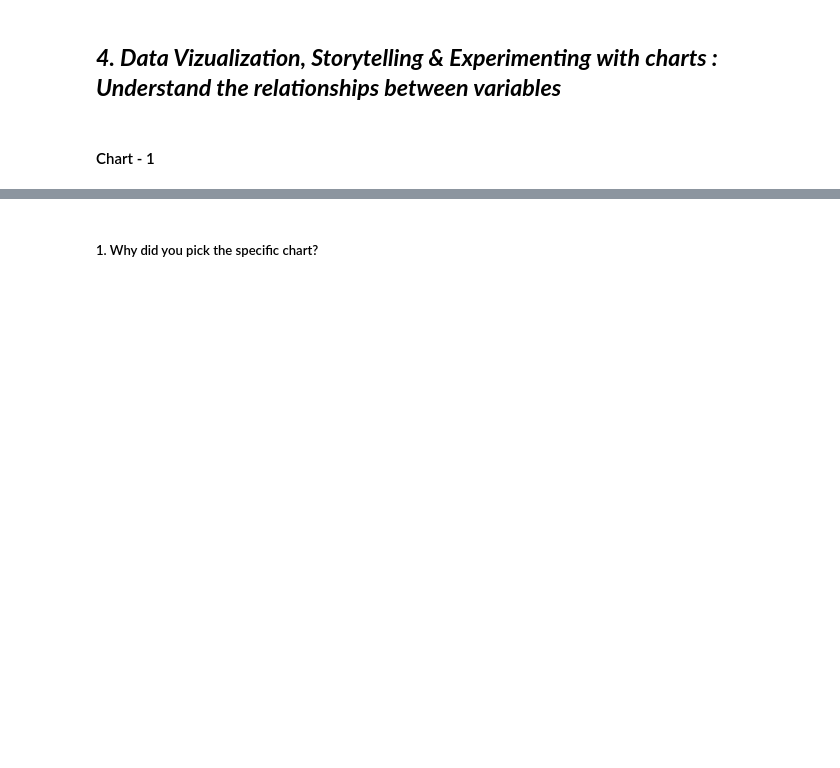
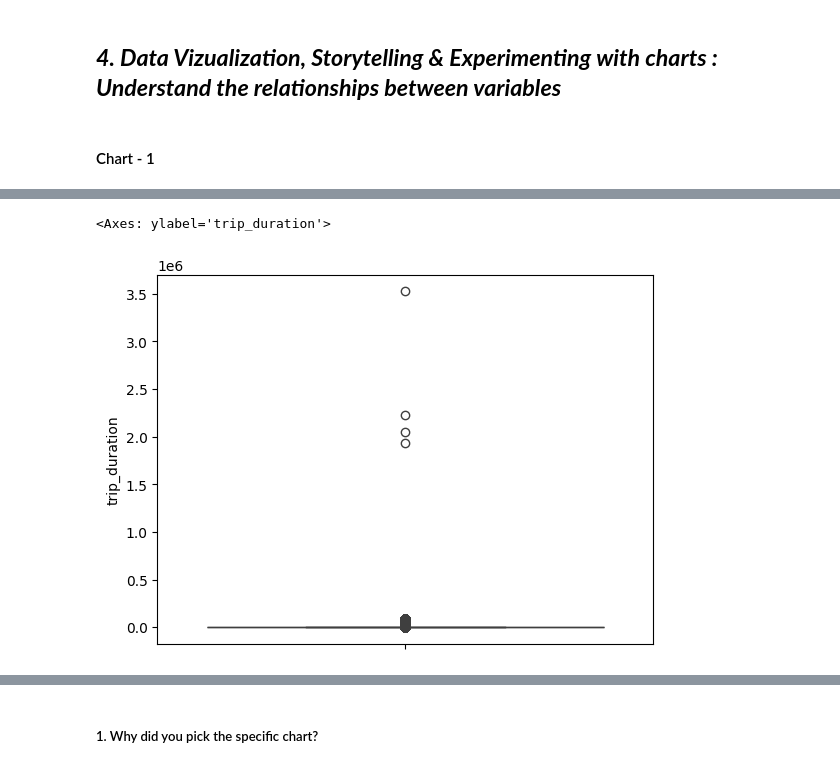
Before and after one commit to hitcaff/NYC-Taxi-Trip-Time-Prediction, a Jupyter notebook: Hitesh_Srivastava__NYC_Taxi_Trip_Time_Prediction_Capstone_Project.ipynb, the cells around one changed output, grey strips where cells are left out. Cells and saved outputs as stored; diff of their text form; code cells hidden in the pictures; blank space fills up the shorter version.

```diff
--- a/Hitesh_Srivastava__NYC_Taxi_Trip_Time_Prediction_Capstone_Project.ipynb
+++ b/Hitesh_Srivastava__NYC_Taxi_Trip_Time_Prediction_Capstone_Project.ipynb
@@ -253,0 +404,6 @@ Answer Here.
+# %%
+
+sns.boxplot(nyc_df['trip_duration'])
+# %% [output]
+<Axes: ylabel='trip_duration'>
+[figure, added]
```
Also changed, not shown: parts of 217 cells of this notebook.
